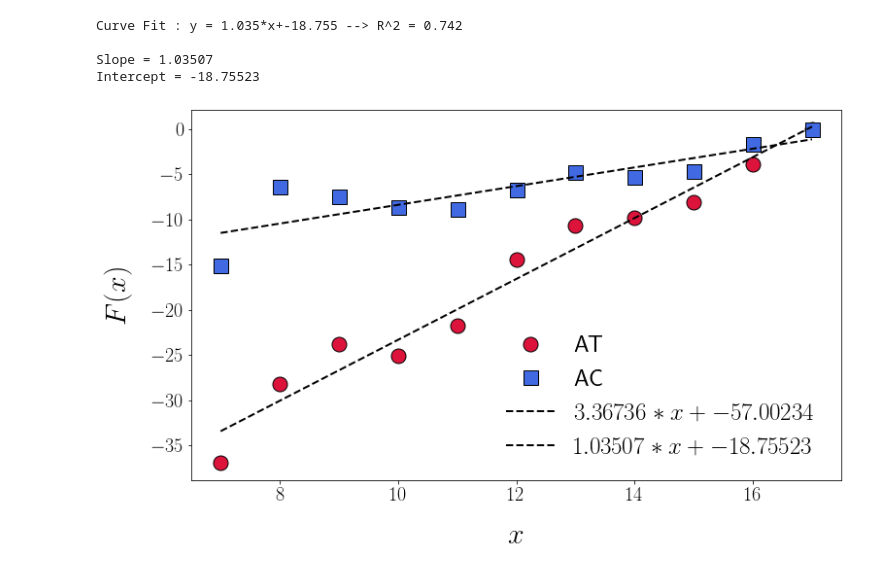
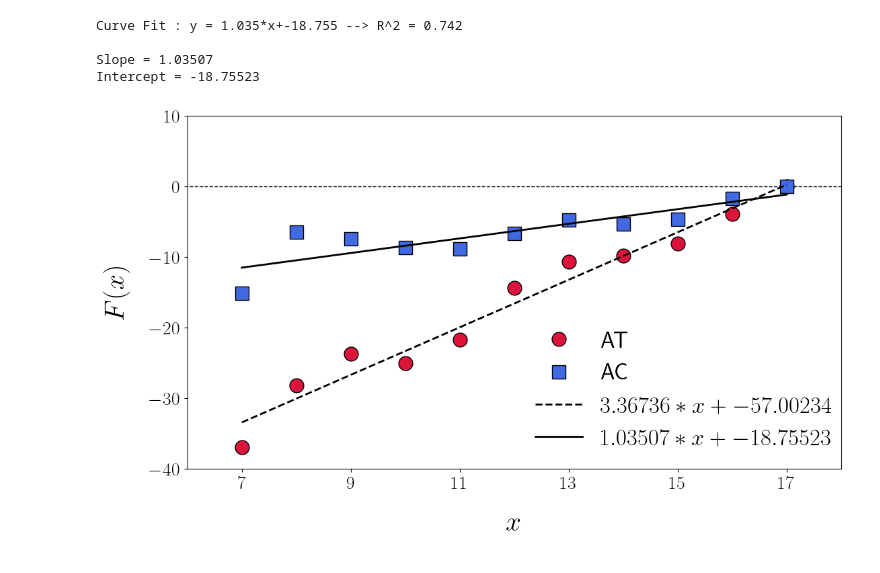
Before and after one commit to junsookim76/Ewha_2025, a Jupyter notebook: 3_Plot.ipynb, the cells around one changed output. Drawn from its saved outputs; the diff is of its cells as text; code cells hidden in the pictures.

```diff
--- a/3_Plot.ipynb
+++ b/3_Plot.ipynb
@@ -258,31 +252,39 @@ Intercept = -18.75523
 # %%
 fig, ax = plt.subplots(figsize=(12, 7))
 
+x0=np.array([-100,100])
+y0=np.array([0,0])
+
+ax.plot(x0,y0,'k--',linewidth=1)
 
 ax.plot(xdata1, ydata1, label='AT', color='black', linewidth=0,\
          marker='o', markersize=15, markeredgewidth=1, markeredgecolor='black', mfc='crimson')
 ax.plot(xdata2, ydata2, label='AC', color='black', linewidth=0,\
          marker='s', markersize=15, markeredgewidth=1, markeredgecolor='black', mfc='royalblue')
 ax.plot(xdata1, func(xdata1, popt1[0], popt1[1]), label=r'$%.5f*x+%.5f$' %(popt1[0],popt1[1]), linewidth= 2, linestyle='--', color='black')
-ax.plot(xdata2, func(xdata2, popt2[0], popt2[1]), label=r'$%.5f*x+%.5f$' %(popt2[0],popt2[1]), linewidth= 2, linestyle='--', color='black')
+ax.plot(xdata2, func(xdata2, popt2[0], popt2[1]), label=r'$%.5f*x+%.5f$' %(popt2[0],popt2[1]), linewidth= 2, linestyle='-', color='black')
 
 
-plt.xlabel('$x$', labelpad=20)
-plt.ylabel('$F(x)$', labelpad=20)
+ax.set_xlabel('$x$', labelpad=20)
+ax.set_ylabel('$F(x)$', labelpad=20)
 
-#plt.ylim(-1.10, 1.80)
+ax.set_xlim(6, 18)
+ax.set_ylim(-40, 10)
 
-#plt.xticks(np.arange(0., 13, 3))
-#plt.yticks(np.arange(-1., 1.81, 0.5))
+ax.set_xticks(np.arange(7, 19, 2))
+ax.set_yticks(np.arange(-40., 12, 10))
 
 plt.rc('xtick', labelsize=20)
 plt.rc('ytick', labelsize=20)
 plt.rc('axes', labelsize=30) # fontsize of the x and y labels
 
-ax.legend(edgecolor='none',bbox_to_anchor=(0.45,0.45), prop={'size': 25})
+ax.legend(edgecolor='none',bbox_to_anchor=(0.5,0.45), prop={'size': 25})
+
+plt.gcf().subplots_adjust(bottom=0.2, left=0.14, top=0.95, right=0.95)
+
 
 plt.savefig("data_plot_AT_AC.pdf")
 
-#plt.show()
+plt.show()
 # %% [output]
-[figure, old version]
+[figure, new version]
```
Also changed, not shown: parts of 3 cells of this notebook.
